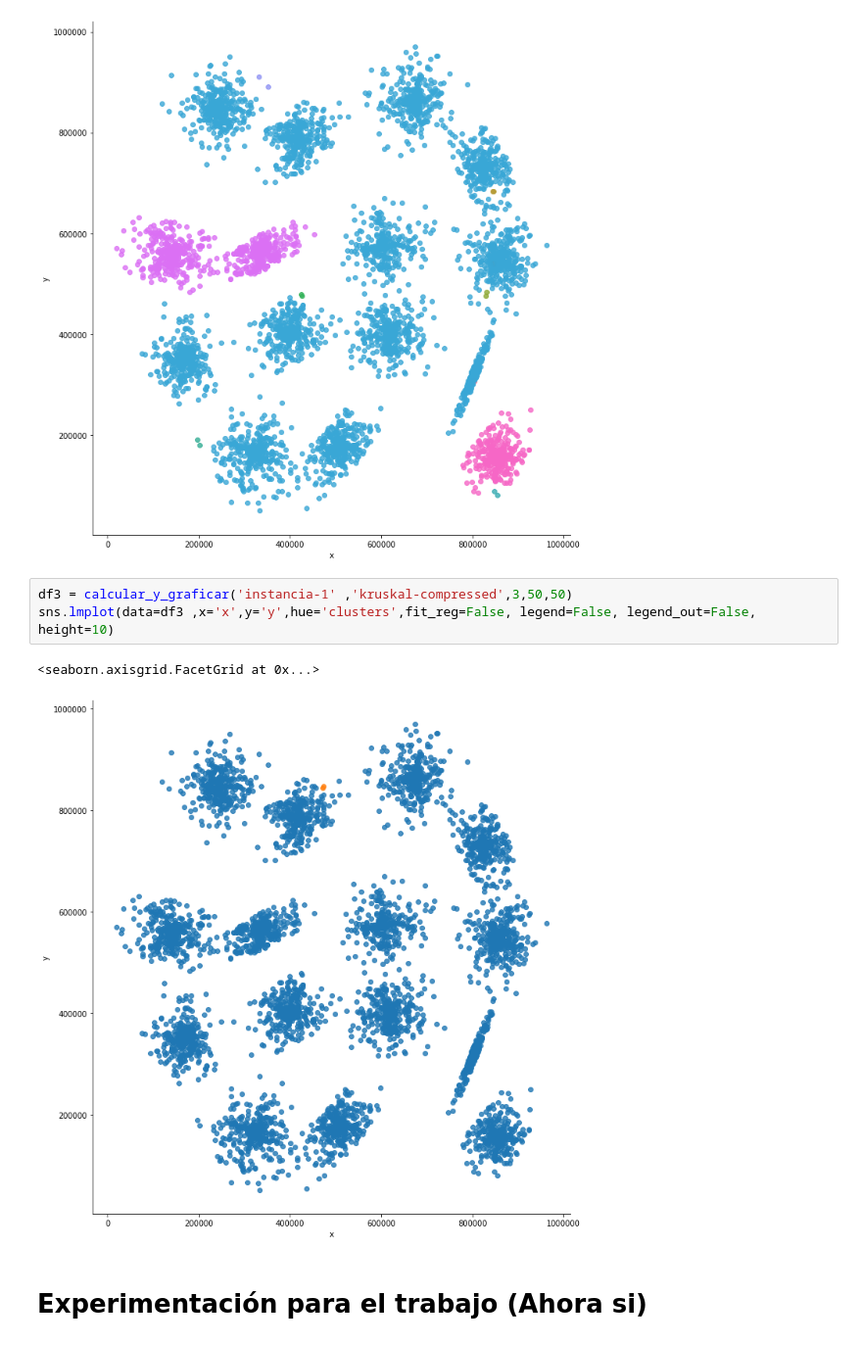
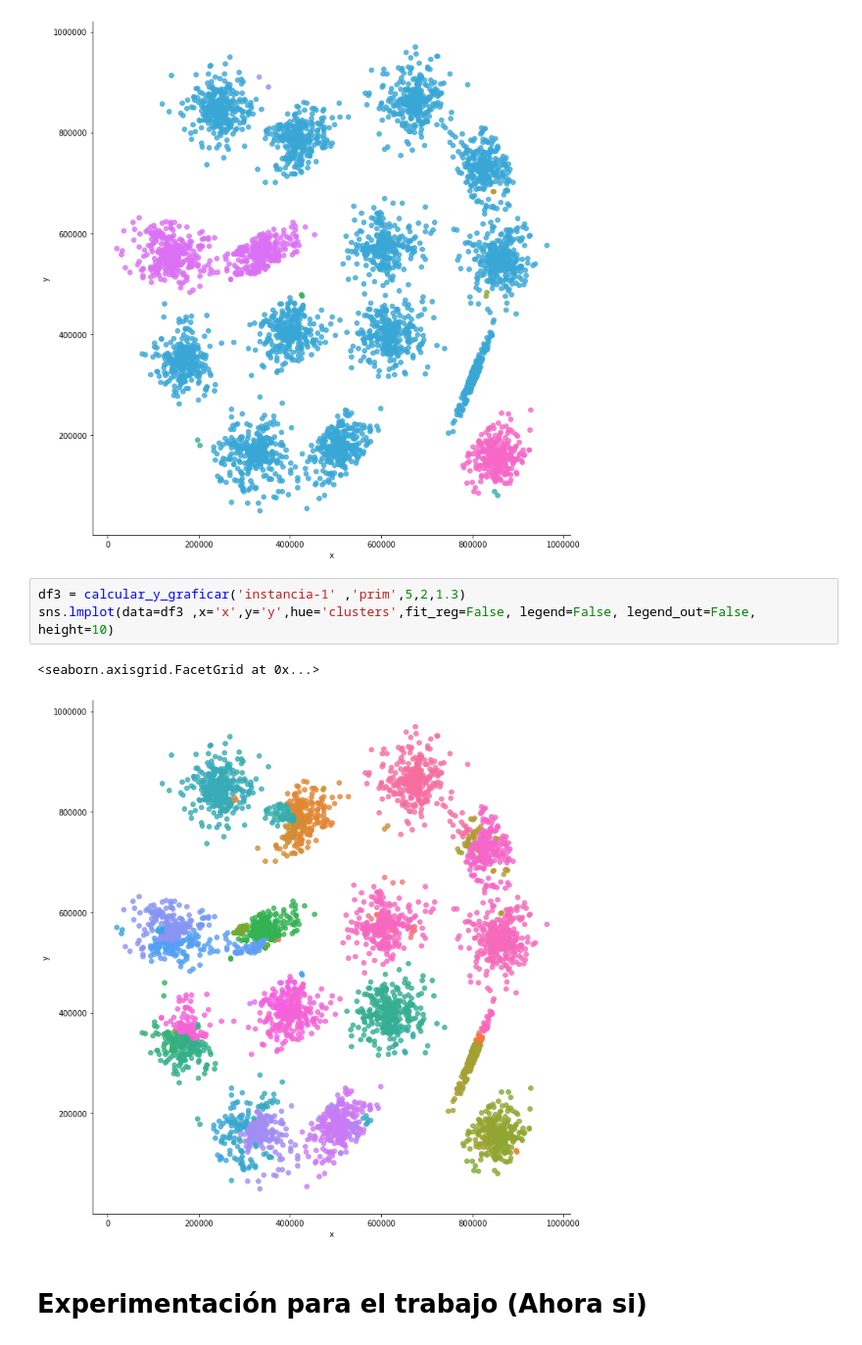
Before and after one commit to ngoldenberg/uba-aed3-tp2-2c-2019, a Jupyter notebook: experimentacion/ejercicio-1/experimentación.ipynb, the cells around one changed output. Shown at 98% size. Drawn from its saved outputs; the diff is of its cells as text.

```diff
--- a/experimentacion/ejercicio-1/experimentación.ipynb
+++ b/experimentacion/ejercicio-1/experimentación.ipynb
@@ -150,11 +150,11 @@ sns.lmplot(data=df2 ,x='x',y='y',hue='clusters',fit_reg=False, legend=False, leg
 <seaborn.axisgrid.FacetGrid at 0x...>
 [figure]
 # %%
-df3 = calcular_y_graficar('instancia-1' ,'kruskal-compressed',3,50,50)
+df3 = calcular_y_graficar('instancia-1' ,'prim',5,2,1.3)
 sns.lmplot(data=df3 ,x='x',y='y',hue='clusters',fit_reg=False, legend=False, legend_out=False, height=10)
 # %% [output]
 <seaborn.axisgrid.FacetGrid at 0x...>
-[figure, old version]
+[figure, new version]
 # %% [markdown]
 # Experimentación para el trabajo (Ahora si)
 # %% [markdown]
```
Also changed, not shown: parts of 1 cell of this notebook, 3 other files.
